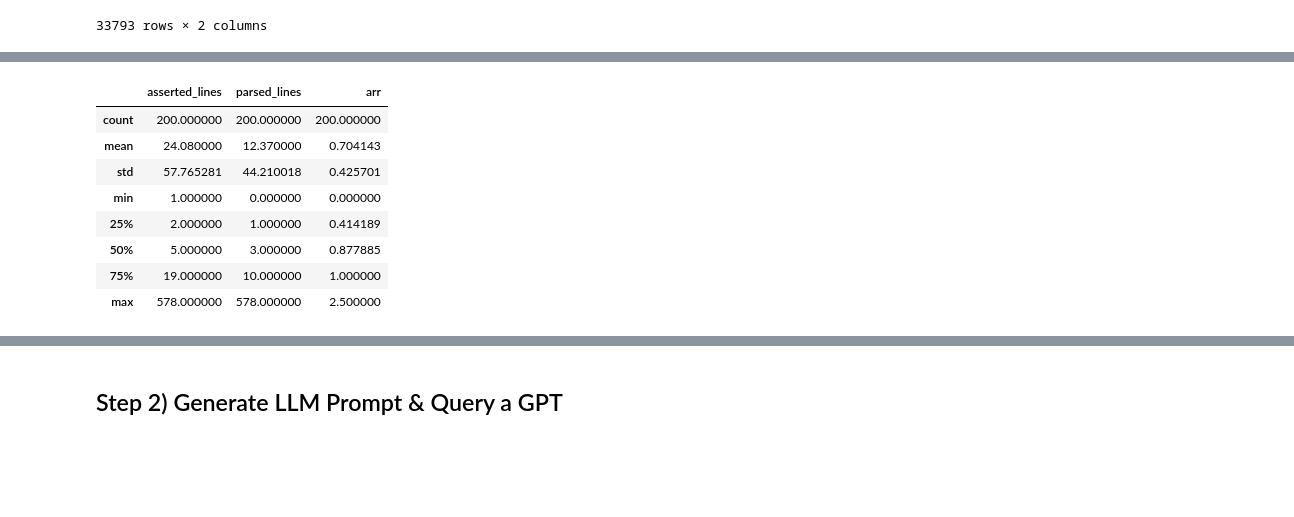
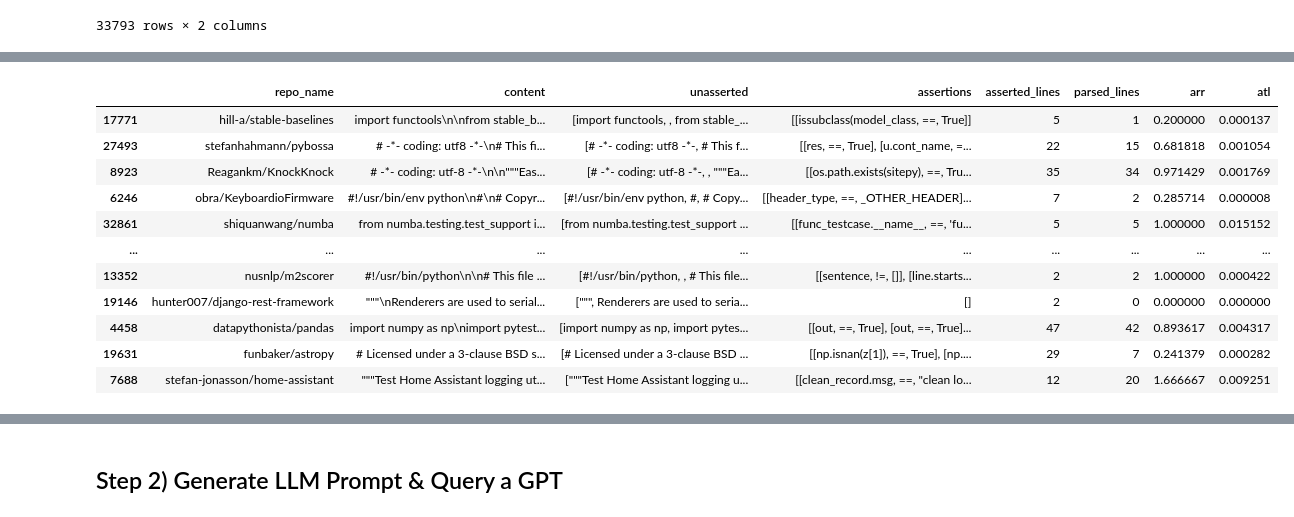
Before and after one commit to KoraSHughes/LLMCodeGen, a Jupyter notebook: AllInOne.ipynb, the cells around one changed output, grey strips where cells are left out. Cells and saved outputs as stored; diff of their text form; code cells hidden in the pictures; blank space fills up the shorter version.

Commit message:
Finalizing asserted stats

```diff
--- a/AllInOne.ipynb
+++ b/AllInOne.ipynb
@@ -105,7 +88,7 @@ from tqdm import tqdm
 conditionals = dict([[cond, i] for i, cond in enumerate(["==", "!=", "<=", ">=", "<", ">"])])
 compounding_statements = ["and"]
 bad_statements = [" or ", " in ", "isinstance"]  # TODO: properly account for OR
-def get_assertions(func, is_split=True, verbose=True):
+def parse_assertions(func, is_split=True, verbose=True):
     """
     Format: "assert [expression], [return_string]"
 
@@ -178,50 +161,72 @@ def get_assertions(func, is_split=True, verbose=True):
                 continue
 
             condition = True  # assertion [variable] == condition by default
             if data[0] == "not":  # accounting for 'not' keyword
                 condition = False
                 data = data[1:]
 
             if len(data) == 1:  # adding == to simlify
                 data = data + ["==", str(condition)]
 
             for i in range(len(data)):
                 if data[i] == "is":  # simplifying is to ==
                     data[i] = "=="
                 if data[i] in conditionals.keys():  # parsing common conditionals
                     data = [' '.join(data[:i]), data[i], ' '.join(data[i+1:])]  # conditionals[data[i]]
                     break
 
         if verbose and len(data) != 3:
             print("Weird assertion found:\n", data, '\n', lines[ind])
             print()
 #             assert len(data) == 3, "found conditional-less assertion:\n" + str(data) + '\n' + str(lines[ind-1:ind+2])
         else:
             out.append(data)
         ind += 1
     return out, asserted_lines
 
 unassert = lambda code: [line for line in code.split('\n') if "assert" not in line]
 
-# small test
-# tester_df["assertions"] = tester_df["content"].apply(lambda code: get_assertions(code))
-assertions = []  # list of parsed assertions
-asserted_lines = []  # number of lines with 'assert' in them
-parsed_lines = []  # number of assertions easily parsed
-arr = []  # assertion recovery ratio
-atl = []  # assertions to size
-for i, row in tqdm(tester_df.iterrows()):
-    parsed, lines = get_assertions(row["content"])
-    assertions.append(parsed)
-    asserted_lines.append(lines)
-    parsed_lines.append(len(parsed))
-    arr.append(len(parsed)/lines)
-    atl.append(len())
-tester_df["unasserted"] = tester_df["content"].apply(unassert)
+def get_assertion(temp_df, verbose=False, unassert_col=True, add_stats=True):
+    """ run assertion generation """
+    # tester_df["assertions"] = tester_df["content"].apply(lambda code: get_assertions(code))
 
-tester_df["assertions"] = assertions
-tester_df["asserted_lines"] = asserted_lines
-tester_df["parsed_lines"] = parsed_lines
-tester_df["arr"] = arr
-tester_df.describe()
+    assertions = []  # list of parsed assertions
+    asserted_lines = []  # number of lines with 'assert' in them
+    parsed_lines = []  # number of assertions easily parsed
+    arr = []  # assertion recovery ratio
+    atl = []  # assertions to size
+    for i, row in tqdm(temp_df.iterrows()):
+        parsed, lines = parse_assertions(row["content"], True, verbose)
+        assertions.append(parsed)
+        asserted_lines.append(lines)
+        parsed_lines.append(len(parsed))
+        arr.append(len(parsed)/lines)
+        atl.append(len(parsed)/len(row["content"]))
+
+    if unassert_col:
+        temp_df["unasserted"] = tester_df["content"].apply(unassert)
+
+    if add_stats:
+        temp_df["assertions"] = assertions
+        temp_df["asserted_lines"] = asserted_lines
+        temp_df["parsed_lines"] = parsed_lines
+        temp_df["arr"] = arr
+        temp_df["atl"] = atl
+    return temp_df
+
+tester_df = df.sample(200)
+tester_df = get_assertion(tester_df)
+tester_df
 # %% [output]
+|  | repo_name | content | unasserted | assertions | asserted_lines | parsed_lines | arr | atl |
+| 17771 | hill-a/stable-baselines | import functools\n\nfrom stable_b... | [import functools, , from stable_... | [[issubclass(model_class, ==, True]] | 5 | 1 | 0.200000 | 0.000137 |
+| 27493 | stefanhahmann/pybossa | # -*- coding: utf8 -*-\n# This fi... | [# -*- coding: utf8 -*-, # This f... | [[res, ==, True], [u.cont_name, =... | 22 | 15 | 0.681818 | 0.001054 |
+| 8923 | Reagankm/KnockKnock | # -*- coding: utf-8 -*-\n\n"""Eas... | [# -*- coding: utf-8 -*-, , """Ea... | [[os.path.exists(sitepy), ==, Tru... | 35 | 34 | 0.971429 | 0.001769 |
+| 6246 | obra/KeyboardioFirmware | #!/usr/bin/env python\n#\n# Copyr... | [#!/usr/bin/env python, #, # Copy... | [[header_type, ==, _OTHER_HEADER]... | 7 | 2 | 0.285714 | 0.000008 |
+| 32861 | shiquanwang/numba | from numba.testing.test_support i... | [from numba.testing.test_support ... | [[func_testcase.__name__, ==, 'fu... | 5 | 5 | 1.000000 | 0.015152 |
+| ... | ... | ... | ... | ... | ... | ... | ... | ... |
+| 13352 | nusnlp/m2scorer | #!/usr/bin/python\n\n# This file ... | [#!/usr/bin/python, , # This file... | [[sentence, !=, []], [line.starts... | 2 | 2 | 1.000000 | 0.000422 |
+| 19146 | hunter007/django-rest-framework | """\nRenderers are used to serial... | [""", Renderers are used to seria... | [] | 2 | 0 | 0.000000 | 0.000000 |
+| 4458 | datapythonista/pandas | import numpy as np\nimport pytest... | [import numpy as np, import pytes... | [[out, ==, True], [out, ==, True]... | 47 | 42 | 0.893617 | 0.004317 |
+| 19631 | funbaker/astropy | # Licensed under a 3-clause BSD s... | [# Licensed under a 3-clause BSD ... | [[np.isnan(z[1]), ==, True], [np.... | 29 | 7 | 0.241379 | 0.000282 |
+| 7688 | stefan-jonasson/home-assistant | """Test Home Assistant logging ut... | ["""Test Home Assistant logging u... | [[clean_record.msg, ==, "clean lo... | 12 | 20 | 1.666667 | 0.009251 |
@@ -245,9 +233,0 @@ Weird assertion found:
-|  | asserted_lines | parsed_lines | arr |
-| count | 200.000000 | 200.000000 | 200.000000 |
-| mean | 24.080000 | 12.370000 | 0.704143 |
-| std | 57.765281 | 44.210018 | 0.425701 |
-| min | 1.000000 | 0.000000 | 0.000000 |
-| 25% | 2.000000 | 1.000000 | 0.414189 |
-| 50% | 5.000000 | 3.000000 | 0.877885 |
-| 75% | 19.000000 | 10.000000 | 1.000000 |
-| max | 578.000000 | 578.000000 | 2.500000 |
```
Also changed, not shown: parts of 7 cells of this notebook.
